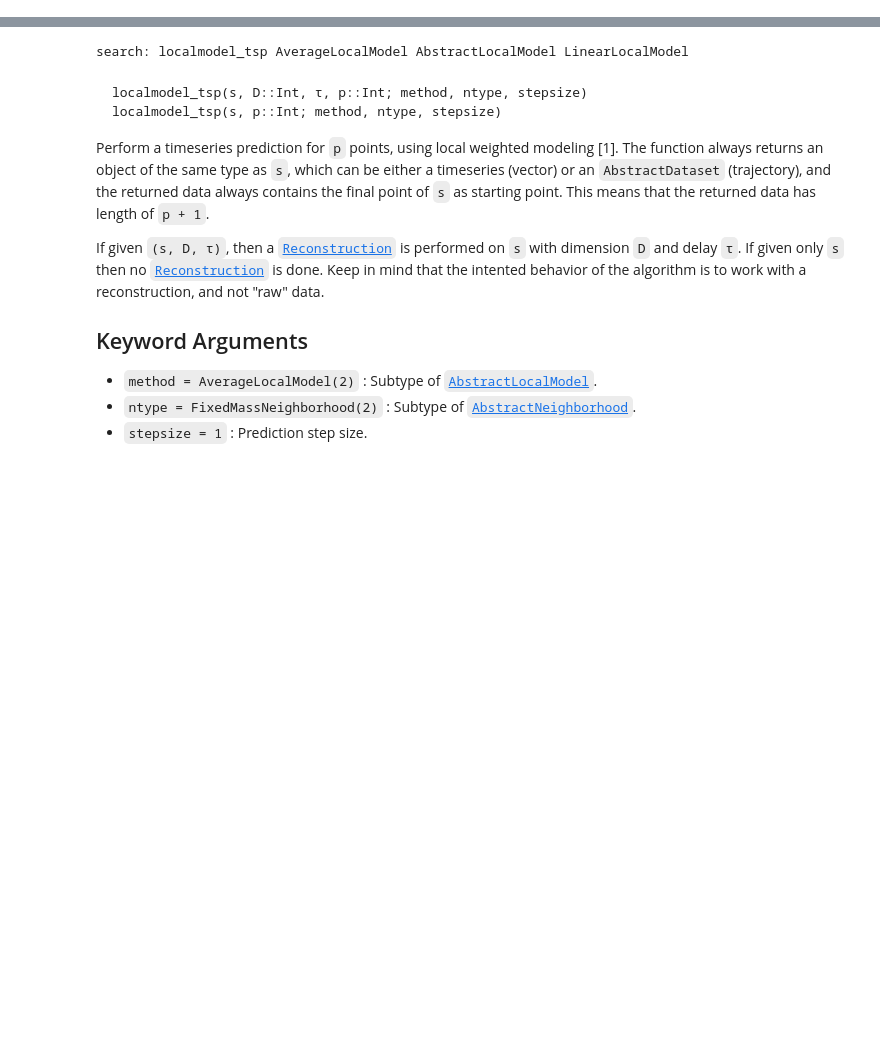
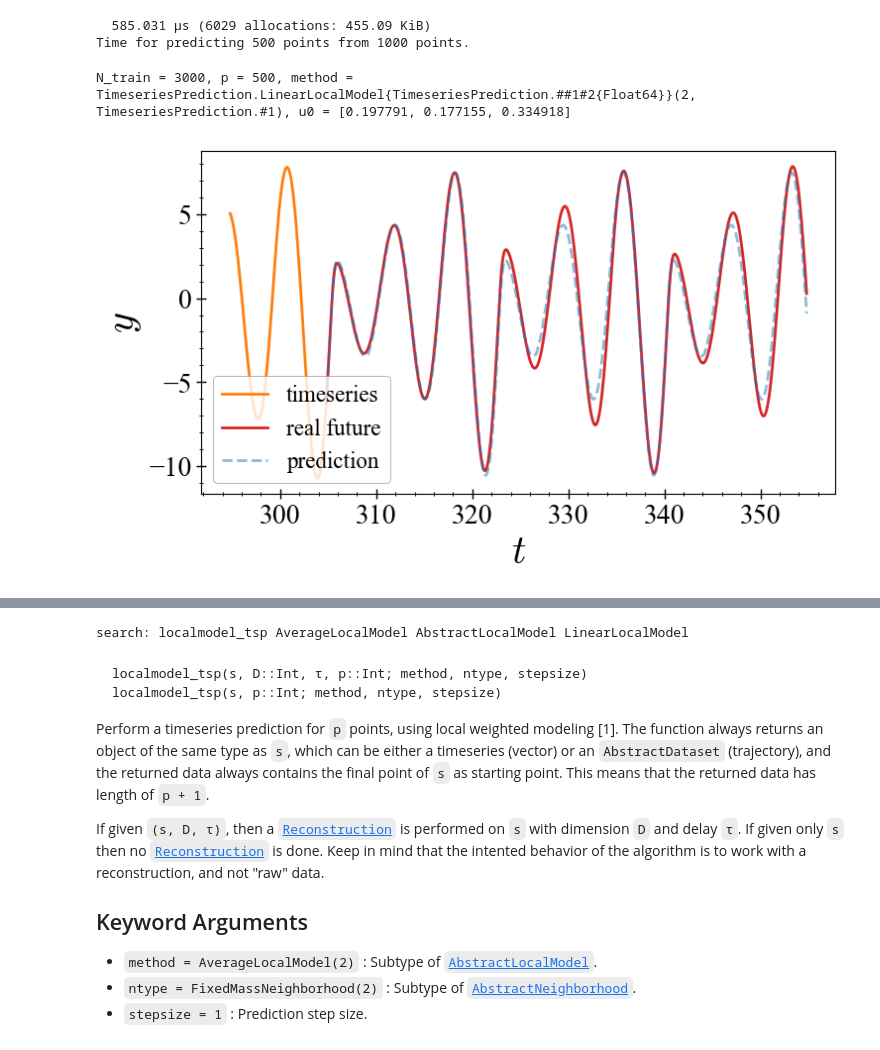
Before and after one commit to xorJane/tutorials, a Jupyter notebook: 8. Timeseries Prediction.ipynb, the cells around one changed output, grey strips where cells are left out. Saved outputs shown, nothing was run; the diff lists cells and outputs as text; code cells hidden in the pictures; blank space fills up the shorter version.

```diff
--- a/8. Timeseries Prediction.ipynb
+++ b/8. Timeseries Prediction.ipynb
@@ -151,0 +158,43 @@ Attempt to predict the complex Lorenz96 Model.
+# %%
+# Let's bundle all of this process in one function, and play around!
+# But first, let's benchmark!
+using BenchmarkTools
+@btime localmodel_tsp($s_train, $D, $τ, $p)
+println("Time for predicting $(p) points from $(N_train) points.")
+# %% [output]
+  585.031 μs (6029 allocations: 455.09 KiB)
+Time for predicting 500 points from 1000 points.
+# %%
+function predict_roessler(N_train, p, method, u0 = rand(3); ntype = FixedMassNeighborhood(5))
+
+    ds = Systems.roessler(u0)
+    dt = 0.1
+    tr = trajectory(ds, (N_train+p)÷dt; dt = dt)
+
+    s = tr[:, 2] # actually, any of the 3 variables of the Roessler work well
+
+    s_train = s[1:N_train]
+    s_test = s[N_train+1:end]
+
+    # parameters to predict:
+    τ = 17
+    D = 3
+
+    s_pred = localmodel_tsp(s_train, D, τ, p; method = method, ntype = ntype)
+
+    figure(figsize=(8,4))
+    past = 100
+    plot(timevec[N_train-past:N_train+1], s[N_train-past:N_train+1], color = "C1", label = "timeseries")
+    plot(timevec[N_train:N_train+p], s[N_train:N_train+p], color = "C3", label = "real future")
+    plot(timevec[N_train:N_train+p], s_pred, color = "C0", linestyle = "dashed", alpha = 0.5, label = "prediction")
+    legend(); xlabel("\$t\$"); ylabel("\$y\$")
+    println("N_train = $(N_train), p = $(p), method = $(method), u0 = $(u0)")
+    return
+end
+
+predict_roessler(3000, 500, LinearLocalModel(2, 2.5))
+# Linear Local model is slower than Average local model, and in general not that
+# much more powerful.
+# %% [output]
+N_train = 3000, p = 500, method = TimeseriesPrediction.LinearLocalModel{TimeseriesPrediction.##1#2{Float64}}(2, TimeseriesPrediction.#1), u0 = [0.197791, 0.177155, 0.334918]
+[figure, added]
```
Also changed, not shown: parts of 22 cells of this notebook.
